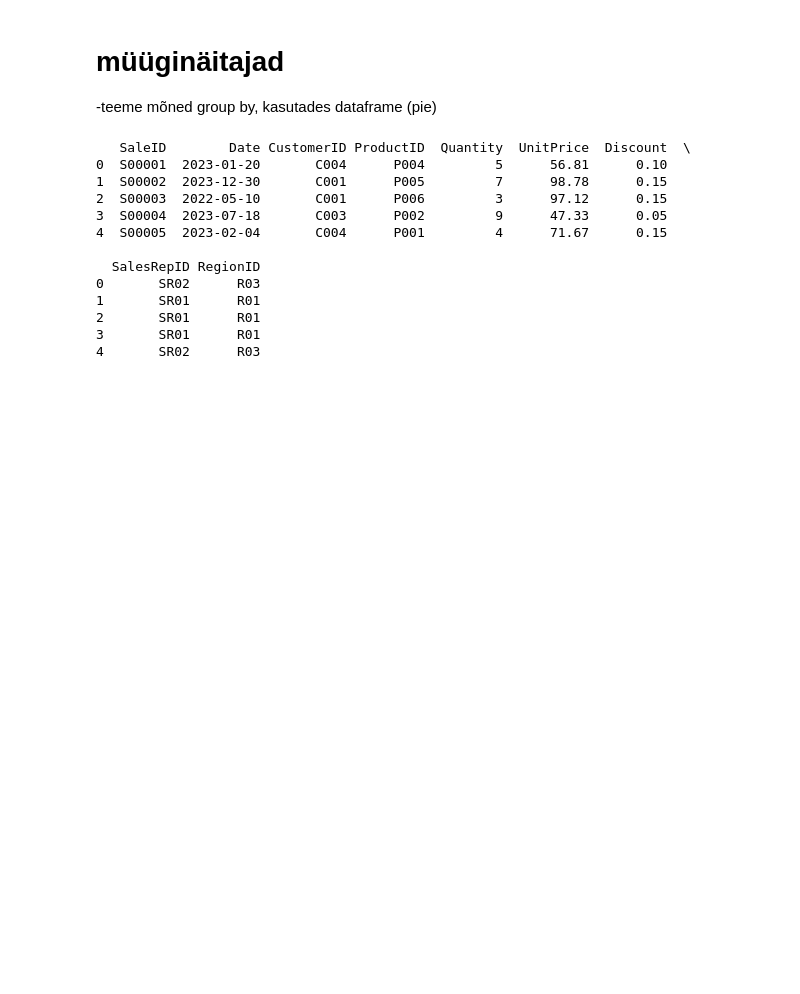
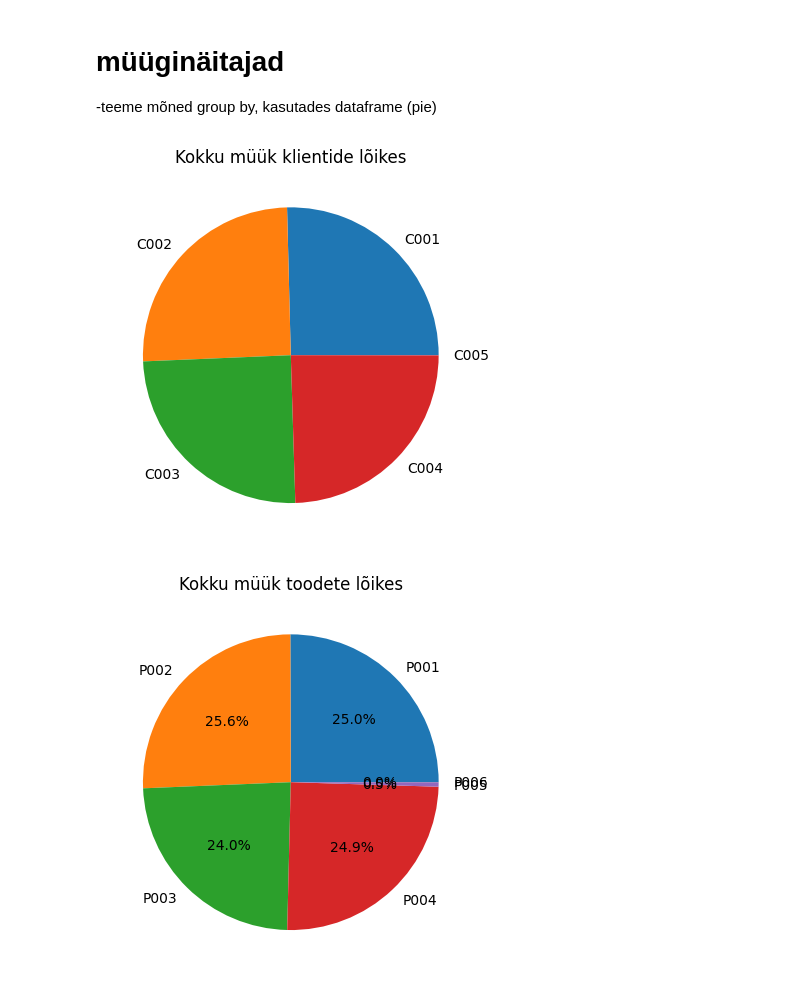
Before and after one commit to MariLiisLondon/andmetarkus, a Jupyter notebook: python/ANALYSIS/markdownid.ipynb, the cells around one changed output. Drawn from its saved outputs; the diff is of its cells as text; code cells hidden in the pictures; blank space fills up the shorter version.

```diff
--- a/python/ANALYSIS/markdownid.ipynb
+++ b/python/ANALYSIS/markdownid.ipynb
@@ -81,22 +81,35 @@ plt.show()
 # %%
 import pandas as pd
 import matplotlib.pyplot as plt
 
+sale_dat_url = r'C:\Users\opilane\Documents\andmetarkus-1\python\ANALYSIS\SalesTable (1).csv'
+customer_data_url = r'C:\Users\opilane\Documents\andmetarkus-1\python\ANALYSIS\CustomerTable.csv'
+product_data_url = r'C:\Users\opilane\Documents\andmetarkus-1\python\ANALYSIS\ProductTable.csv'
 
-source_url = r'C:\Users\opilane\Documents\andmetarkus-1\python\ANALYSIS\SalesTable (1).csv'
-sales_data = pd.read_csv(source_url)
-print(sales_data.head())
+sales_data = pd.read_csv(sale_dat_url)
+customer_data = pd.read_csv(customer_data_url)
+
+merged_data = pd.merge(sales_data, customer_data, on='CustomerID', how='left')
+merged_data['Amount'] = merged_data['Quantity'] * merged_data['UnitPrice'] * (1- merged_data['Discount'])
+
+
+grouped_by_customerID = merged_data.groupby('CustomerID').sum(numeric_only=True)
+grouped_by_customerID.plot(y='Amount', kind='pie', title='Kokku müük klientide lõikes', ylabel='', legend=False)
+plt.show()
+
+grouped_by_productID = merged_data.groupby('ProductID').sum(numeric_only=True)
+grouped_by_productID.plot(y='Amount', kind='pie', title='Kokku müük toodete lõikes', ylabel='', legend=False, autopct='%1.1f%%')
+
+plt.show()
+
+grouped_by_country = merged_data.groupby('Country').sum(numeric_only=True)
+grouped_by_country.plot(y='Amount', kind='pie', title='Kokku müük riikide lõikes', ylabel='', legend=False, autopct='%1.1f%%')
+plt.show()
+
+
+
+
+# print(grouped_by_country.head())
 # %% [output]
-   SaleID        Date CustomerID ProductID  Quantity  UnitPrice  Discount  \
-0  S00001  2023-01-20       C004      P004         5      56.81      0.10
-1  S00002  2023-12-30       C001      P005         7      98.78      0.15
-2  S00003  2022-05-10       C001      P006         3      97.12      0.15
-3  S00004  2023-07-18       C003      P002         9      47.33      0.05
-4  S00005  2023-02-04       C004      P001         4      71.67      0.15
-
-  SalesRepID RegionID
-0       SR02      R03
-1       SR01      R01
-2       SR01      R01
-3       SR01      R01
-4       SR02      R03
+[figure, added]
+[figure, added]
```
Also changed, not shown: parts of 1 cell of this notebook, 13 other files.
